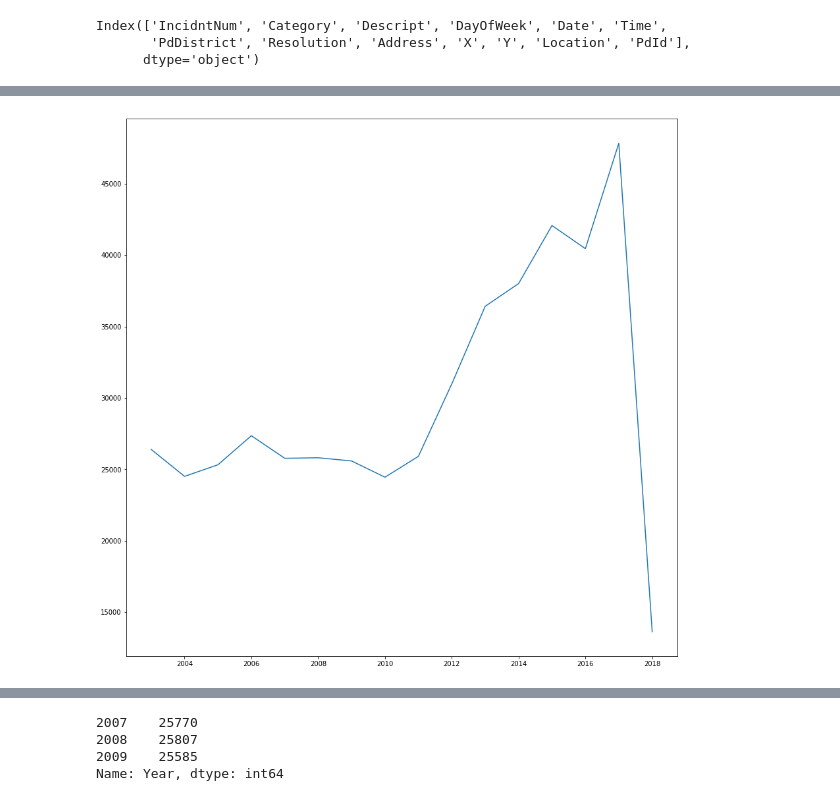
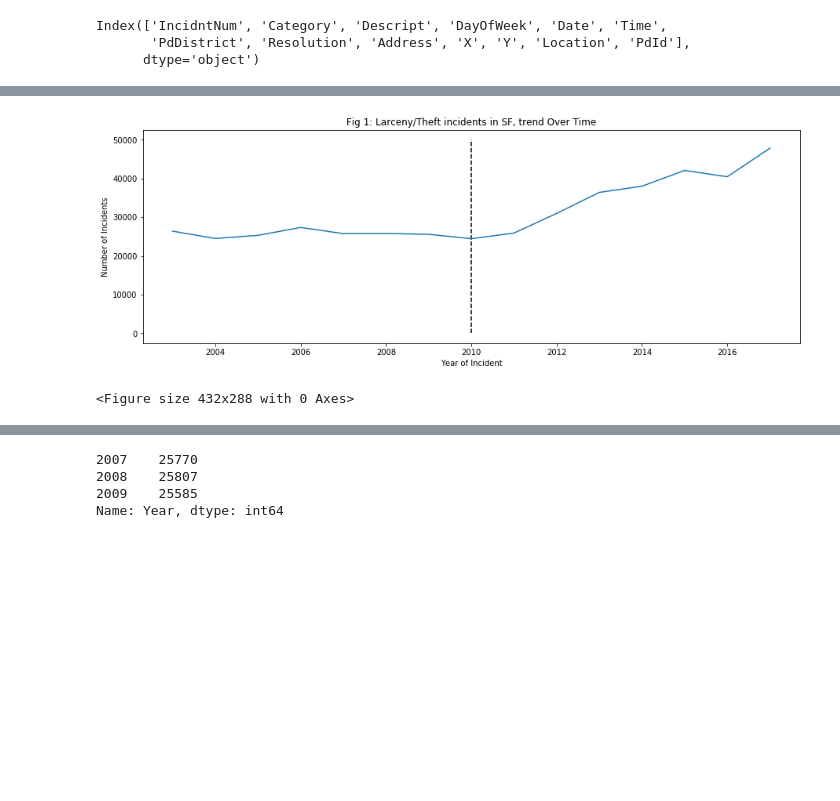
Before and after one commit to aartimathur/ucbproject1, a Jupyter notebook: latest 3-28.ipynb, the cells around one changed output, grey strips where cells are left out. Drawn from its saved outputs; the diff is of its cells as text; code cells hidden in the pictures; blank space fills up the shorter version.

```diff
--- a/latest 3-28.ipynb
+++ b/latest 3-28.ipynb
@@ -69,6 +69,9 @@ See the caveats in the documentation: http://pandas.pydata.org/pandas-docs/stabl
 | 2 | ASSAULT | AGGRAVATED ASSAULT WITH BODILY FORCE | Sunday | 2015-02-01 | 15:45 | TENDERLOIN | -122.414406 | 37.784191 | 15009821004014 | 2015 |
 | 3 | SECONDARY CODES | DOMESTIC VIOLENCE | Sunday | 2015-02-01 | 15:45 | TENDERLOIN | -122.414406 | 37.784191 | 15009821015200 | 2015 |
 | 4 | VANDALISM | MALICIOUS MISCHIEF, VANDALISM OF ... | Tuesday | 2015-01-27 | 19:00 | NORTHERN | -122.431119 | 37.800469 | 15009822628160 | 2015 |
+# %%
+#drop 2018 records
+df = df[df.Year!=2018]
 # %%
 #Filter the dataframe for Larceny/Theft incidents only
 df_ld = df.loc[df["Category"] == "LARCENY/THEFT"]
@@ -79,10 +82,16 @@ df_ld.to_csv('data larceny and theft with year label.csv')
 # %%
 # Visualization # 1. Line chart to show trend of larceny/theft over time in the entire dataset.
 import matplotlib.pyplot as plt
-df_ld.Year.value_counts().sort_index().plot(figsize =(15,15))
+df_ld.Year.value_counts().sort_index().plot(figsize =(15,5))
+plt.xlabel("Year of Incident")
+plt.ylabel("Number of Incidents")
+plt.title("Fig 1: Larceny/Theft incidents in SF, trend Over Time")
+plt.vlines(2010,0,50000, linestyles='dashed')
 plt.show()
+plt.savefig("Fig1_TheftbyYear.png")
 # %% [output]
-[figure, old version]
+[figure, new version]
+<Figure size 432x288 with 0 Axes>
 # %%
 #Split the dataset three years before and after 2010 and get aggregate values.
 ts_07 = pd.to_datetime("1/1/2007")
```
Also changed, not shown: parts of 7 cells of this notebook.
